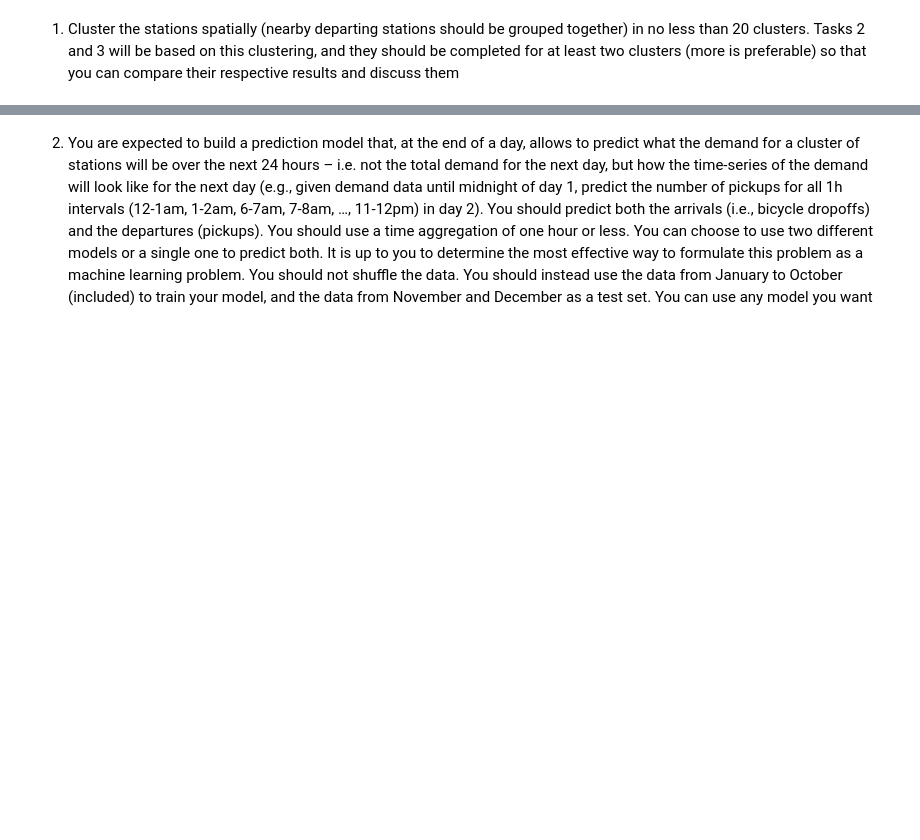
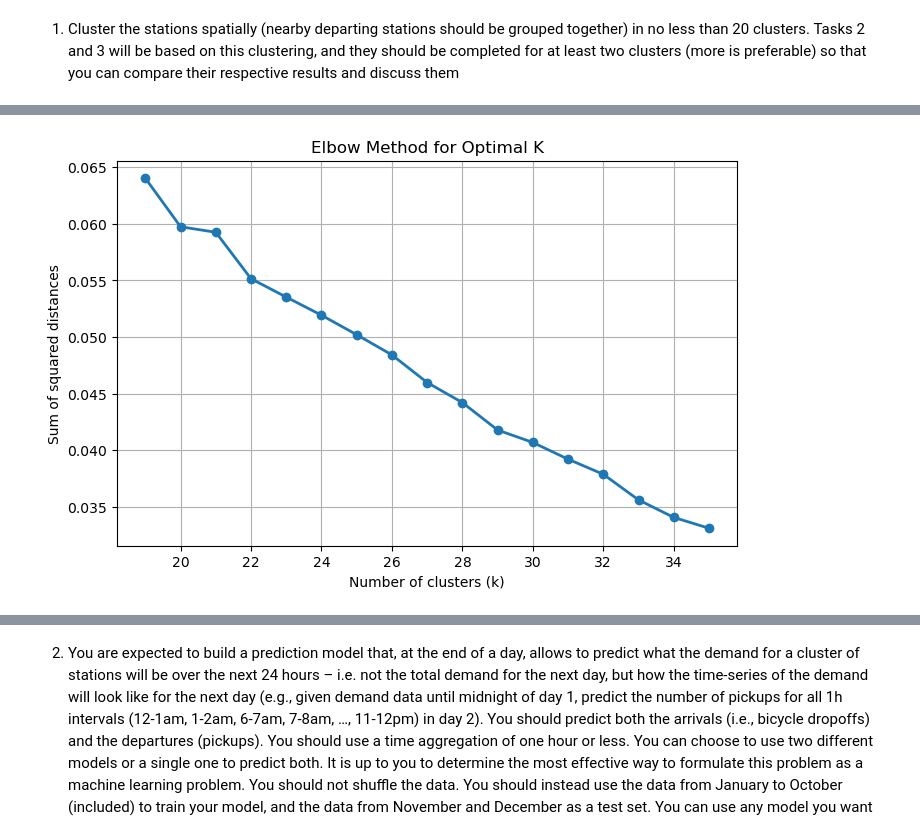
Before and after one commit to bodvarsdottirkristin/ba-group-37, a Jupyter notebook: notebooks/prediction_challenge.ipynb, the cells around one changed output, grey strips where cells are left out. Saved outputs shown, nothing was run; the diff lists cells and outputs as text; code cells hidden in the pictures; blank space fills up the shorter version.

```diff
--- a/notebooks/prediction_challenge.ipynb
+++ b/notebooks/prediction_challenge.ipynb
@@ -73,0 +90,5 @@ compare their respective results and discuss them
+# %%
+#There appears to be an outlier station far away from the other ones, let's find out which one it is and remove it
+outlier_condition = (f_cluster['start_station_latitude'] > 41)
+outlier_stations = f_cluster[outlier_condition]
+print("Outlier stations:\n", outlier_stations)
@@ -73,0 +106,26 @@ compare their respective results and discuss them
+# %%
+#Based on the latitude and longitude, stations 3488 and 3650 are located in Montreal,
+# so we will remove them from the clustering dataset and the original one
+f_cluster = f_cluster[~outlier_condition]
+f = f[f['start_station_latitude'] <= 41]
+# %%
+#Now, let's use the elbow method to determine the optimal number of clusters (k)
+coords = f_cluster[['start_station_latitude', 'start_station_longitude']].values
+
+k_values = range(19, 36)
+inertias = []
+
+for k in k_values:
+    kmeans = KMeans(n_clusters=k, random_state=42)
+    kmeans.fit(coords)
+    inertias.append(kmeans.inertia_)
+
+plt.figure(figsize=(8, 5))
+plt.plot(k_values, inertias, 'o-', linewidth=2)
+plt.title('Elbow Method for Optimal K')
+plt.xlabel('Number of clusters (k)')
+plt.ylabel('Sum of squared distances')
+plt.grid(True)
+plt.show()
+# %% [output]
+[figure, added]
```
Also changed, not shown: parts of 8 cells of this notebook.
